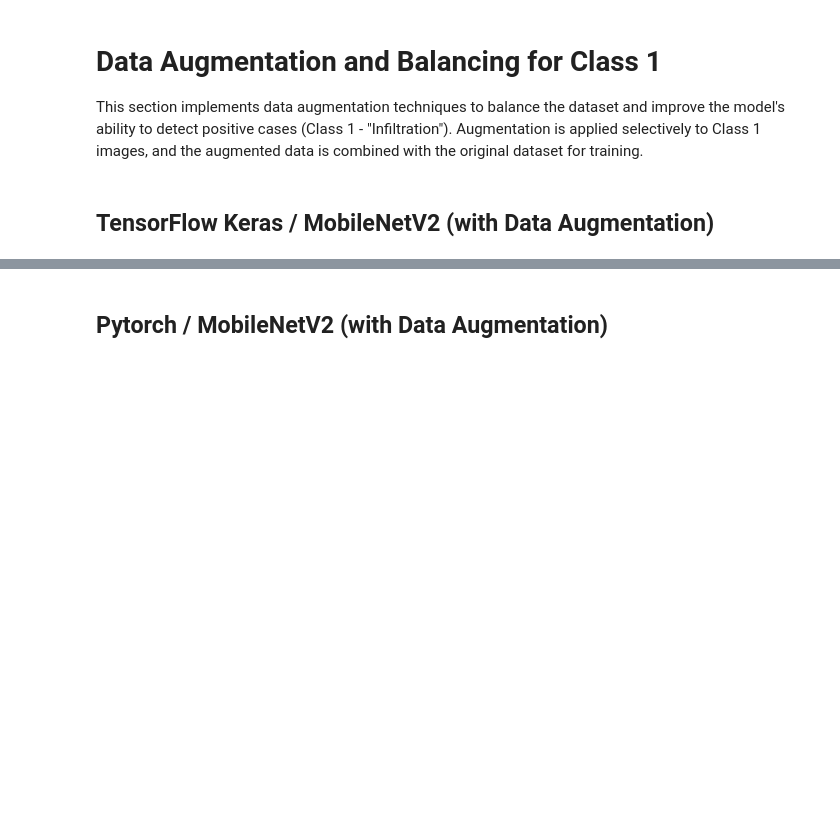
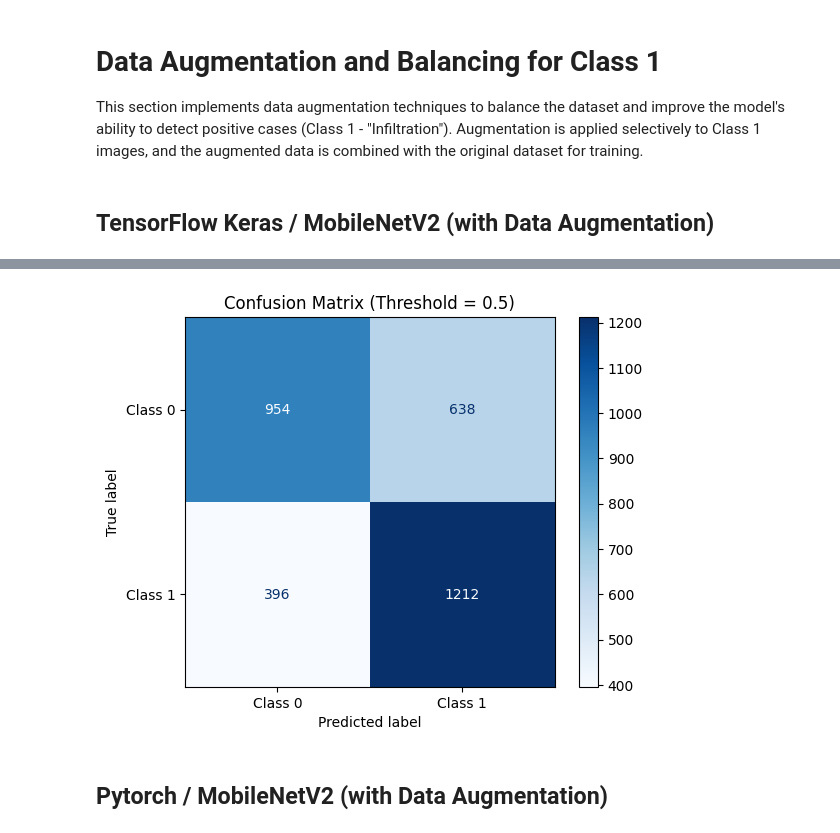
Before and after one commit to arsenilsina/ChestXRay-Classifier, a Jupyter notebook: nih_chest_xray.ipynb, the cells around one changed output, grey strips where cells are left out. Cells and saved outputs as stored; diff of their text form; code cells hidden in the pictures; blank space fills up the shorter version.

```diff
--- a/nih_chest_xray.ipynb
+++ b/nih_chest_xray.ipynb
@@ -506,0 +540,8 @@ The results demonstrate the impact of varying thresholds on the model's performa
+# %%
+model_tf_max = tf.keras.Sequential([base_model,
+    tf.keras.layers.GlobalMaxPooling2D(),
+    tf.keras.layers.Dense(64, activation='relu'),
+    tf.keras.layers.Dense(1, activation='sigmoid')])
+# %%
+optimizer = tf.keras.optimizers.Adam(learning_rate=0.001)
+model_tf_max.compile(optimizer=optimizer, loss='binary_crossentropy', metrics=['accuracy'])
@@ -507,3 +609,14 @@ The results demonstrate the impact of varying thresholds on the model's performa
+# %%
+threshold = 0.5
+y_pred_class = (y_pred > threshold).astype(int)
+cm = confusion_matrix(y_true, y_pred_class)
+
+disp = ConfusionMatrixDisplay(confusion_matrix=cm, display_labels=['Class 0', 'Class 1'])
+disp.plot(cmap='Blues', values_format='d')
+plt.title(f'Confusion Matrix (Threshold = {threshold})')
+plt.show()
+# %% [output]
+[figure, added]
 # %% [markdown]
 ## Pytorch / MobileNetV2 (with Data Augmentation)
 # %%
```
Also changed, not shown: parts of 45 cells of this notebook.
